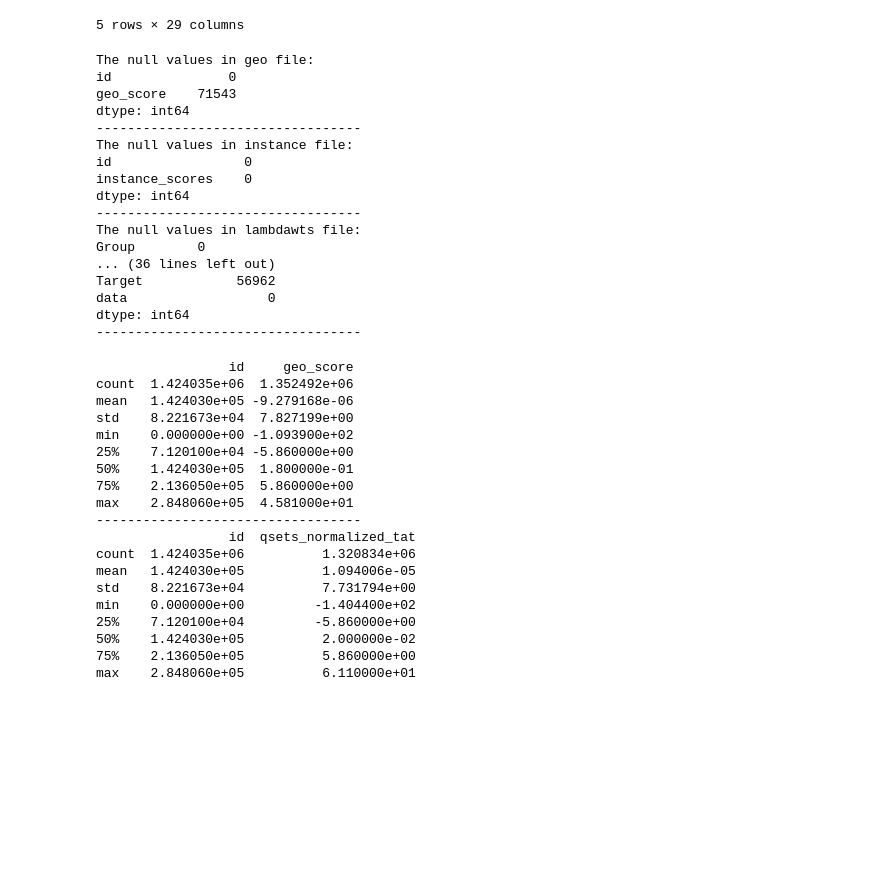
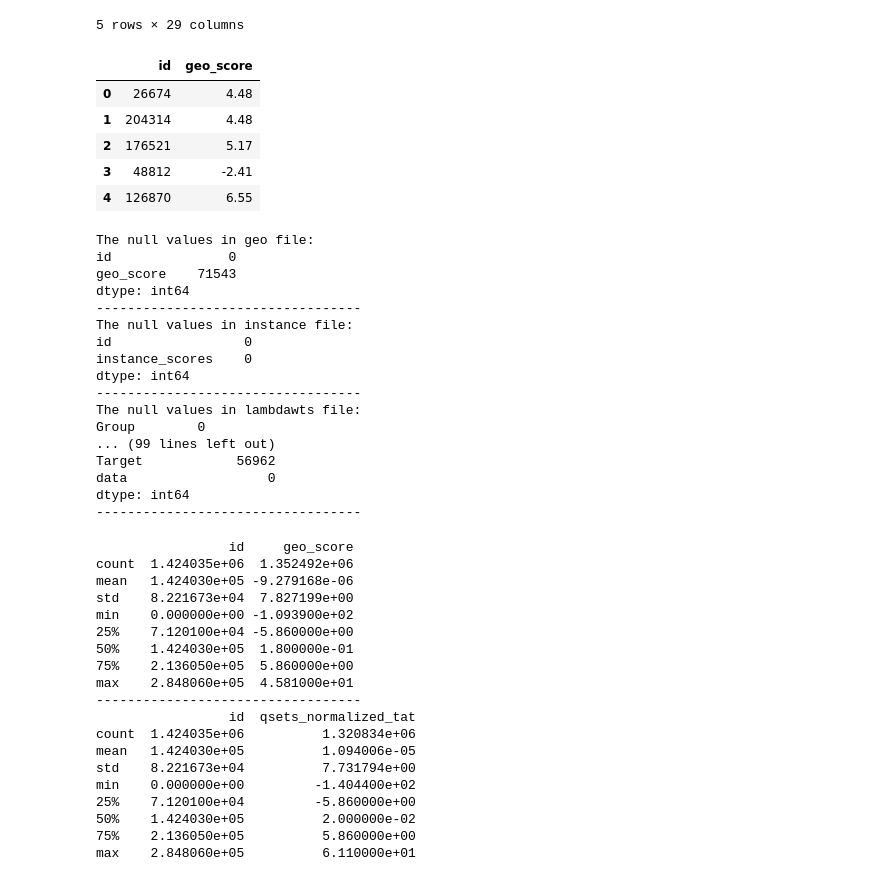
Before and after one commit to bikramcodes/Fraud-Transaction-Detector, a Jupyter notebook: notebooks/data_exploration.ipynb, the cells around one changed output. Cells and saved outputs as stored; diff of their text form; code cells hidden in the pictures; blank space fills up the shorter version.

```diff
--- a/notebooks/data_exploration.ipynb
+++ b/notebooks/data_exploration.ipynb
@@ -36,7 +42,3 @@ train_data = load_csv(r"C:\Users\user\Desktop\Git Projects\Banking-Domain\data\r
-# %%
-# Creating a dictionary of Pandas df and giving names
-
-combined_data = {"geo" : geo, "instance" : instance, "lambdawts" : lambdawts, "qset" : qset, "test_data" : test_data, "train_data" : train_data }
 # %%
 # Creating a function to get value out of df/series using functions/methods/sttributes
 
@@ -145,7 +147,7 @@ Number of unique values in 'Group' column of train_data file:  1301
 # %%
 # Adding a mark of train and test to both of their respective files before merging data
 
-train_data['data'] = 'train'
-test_data['data'] = 'test'
+combined_data["train_data"]['data'] = 'train'
+combined_data["test_data"]['data'] = 'test'
 # %%
 # Checking columns of train_data after marking
@@ -197,7 +199,7 @@ test_data.tail()
 # %%
 # Merging all the data row wise
 
-all_data = pd.concat([train_data, test_data], axis=0)
+all_data = pd.concat([combined_data["train_data"], combined_data["test_data"]], axis=0)
 # %%
 # Checking top 5 rows after merging
 
@@ -250,9 +252,9 @@ Number of unique values in 'id' column of all_data file:  284807
 
 Number of unique values in 'Group' column of all_data file:  1400
 # %%
-# Refreshing and changint some items of the dictionary
+# Refreshing and changing some items of the dictionary
 
-combined_data = {"geo" : geo, "instance" : instance, "lambdawts" : lambdawts, "qset" : qset, "all_data" : all_data }
+# combined_data = {"geo" : geo, "instance" : instance, "lambdawts" : lambdawts, "qset" : qset, "all_data" : all_data }
 # %%
 # Adding all_data to the dictionary
 
@@ -269,15 +271,24 @@ combined_data['all_data'].tail()
 | 56960 | 273294 | Grp134 | 0.566667 | 1.153333 | 0.370000 | 0.616667 | 0.793333 | 0.226667 | 0.910000 | 0.696667 | ... | ... |
 | 56961 | 223337 | Grp18 | 1.426667 | 0.110000 | -0.006667 | -0.200000 | 0.983333 | 1.870000 | 0.033333 | 0.963333 | ... | ... |
 5 rows × 29 columns
+# %%
+combined_data["geo"].head()
+# %% [output]
+|  | id | geo_score |
+| 0 | 26674 | 4.48 |
+| 1 | 204314 | 4.48 |
+| 2 | 176521 | 5.17 |
+| 3 | 48812 | -2.41 |
+| 4 | 126870 | 6.55 |
 # %%
 #Checking the null values
 
-for key, value in combined_data.items():
+for key in combined_data.keys():
     print(f"The null values in {key} file: ")
-    print(apply_df_method(value, 'isnull').sum())
+    print(apply_df_method(combined_data[key], 'isnull').sum())
     print("----------------------------------")
 
-#Outcome:
+# Outcome:
 # geo file and qset file has null values
 # %% [output]
 The null values in geo file:
@@ -292,7 +303,7 @@ dtype: int64
 ----------------------------------
 The null values in lambdawts file:
 Group        0
-... (36 lines left out)
+... (99 lines left out)
 Target            56962
 data                  0
 dtype: int64
```
Also changed, not shown: parts of 59 cells of this notebook, 35 other files.
